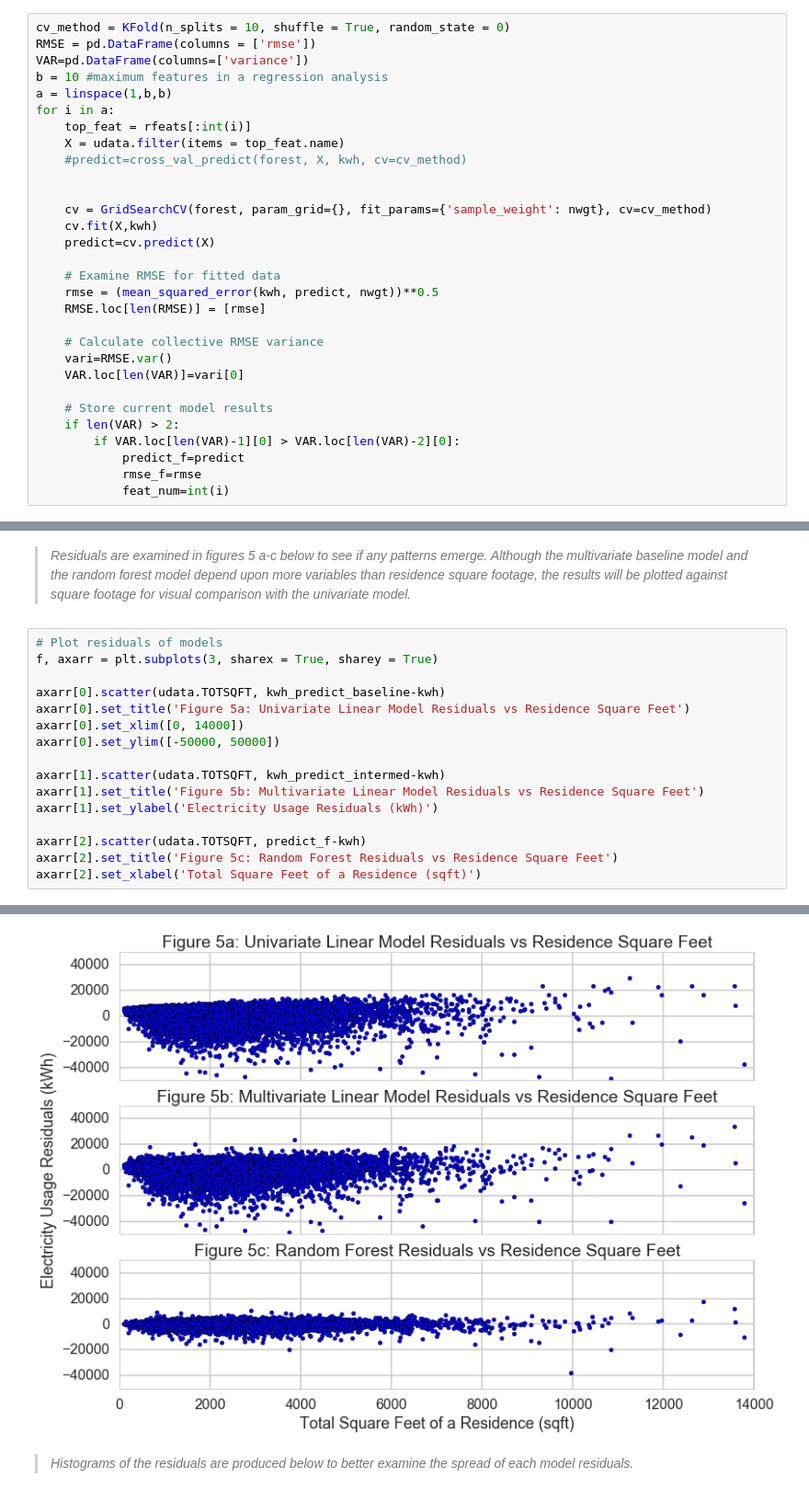
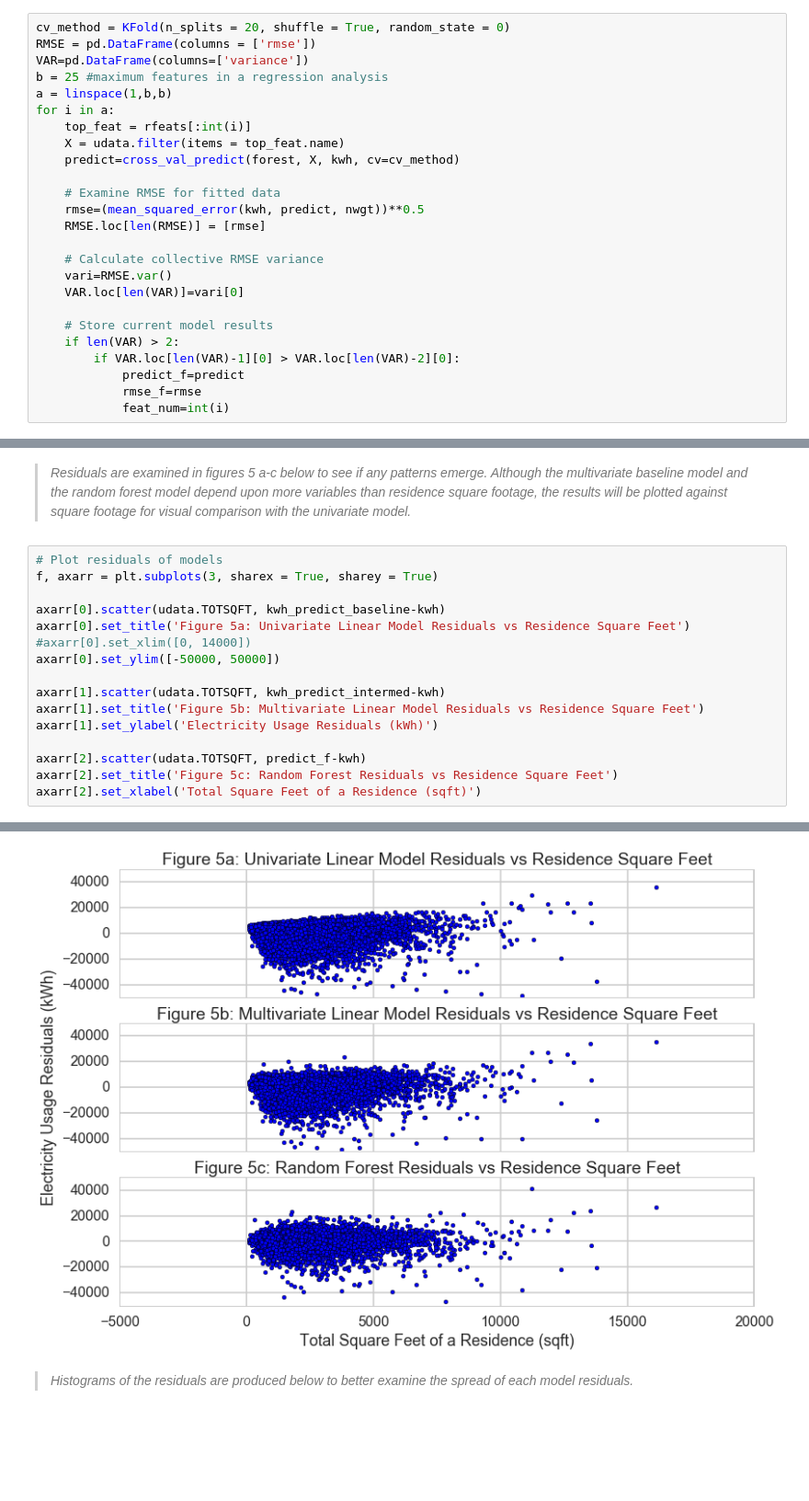
Before and after one commit to mohi7621/Springboard, a Jupyter notebook: capstone/capstone-full-v2.ipynb, the cells around one changed output, grey strips where cells are left out. Shown: that part at 92% size. Saved outputs shown, nothing was run; the diff lists cells and outputs as text; blank space fills up the shorter version.

```diff
--- a/capstone/capstone-full-v2.ipynb
+++ b/capstone/capstone-full-v2.ipynb
@@ -313,23 +324,18 @@ Generally, more features will mean a more informed and accurate model, however,
 # %% [markdown]
 > *To optimize the number of features for the intended questionnaire, the RMSE is stored for each successively more complex model. To determine when the RMSE has leveled off, the collective variance of the RMSEs up to that point is calculated and the maximum determines at which point the RMSE trend has leveled off. The results are shown in figure 3b.*
 # %%
-cv_method = KFold(n_splits = 10, shuffle = True, random_state = 0)
+cv_method = KFold(n_splits = 20, shuffle = True, random_state = 0)
 RMSE = pd.DataFrame(columns = ['rmse'])
 VAR=pd.DataFrame(columns=['variance'])
-b = 10 #maximum features in a regression analysis
+b = 25 #maximum features in a regression analysis
 a = linspace(1,b,b)
 for i in a:
     top_feat = rfeats[:int(i)]
     X = udata.filter(items = top_feat.name)
-    #predict=cross_val_predict(forest, X, kwh, cv=cv_method)
-
-
-    cv = GridSearchCV(forest, param_grid={}, fit_params={'sample_weight': nwgt}, cv=cv_method)
-    cv.fit(X,kwh)
-    predict=cv.predict(X)
+    predict=cross_val_predict(forest, X, kwh, cv=cv_method)
 
     # Examine RMSE for fitted data
-    rmse = (mean_squared_error(kwh, predict, nwgt))**0.5
+    rmse=(mean_squared_error(kwh, predict, nwgt))**0.5
     RMSE.loc[len(RMSE)] = [rmse]
 
     # Calculate collective RMSE variance
@@ -433,22 +461,22 @@ axarr[2].set_xlabel('Measured electricity per year per residence (kWh)')
 # %%
 # Plot residuals of models
 f, axarr = plt.subplots(3, sharex = True, sharey = True)
 
 axarr[0].scatter(udata.TOTSQFT, kwh_predict_baseline-kwh)
 axarr[0].set_title('Figure 5a: Univariate Linear Model Residuals vs Residence Square Feet')
-axarr[0].set_xlim([0, 14000])
+#axarr[0].set_xlim([0, 14000])
 axarr[0].set_ylim([-50000, 50000])
 
 axarr[1].scatter(udata.TOTSQFT, kwh_predict_intermed-kwh)
 axarr[1].set_title('Figure 5b: Multivariate Linear Model Residuals vs Residence Square Feet')
 axarr[1].set_ylabel('Electricity Usage Residuals (kWh)')
 
 axarr[2].scatter(udata.TOTSQFT, predict_f-kwh)
 axarr[2].set_title('Figure 5c: Random Forest Residuals vs Residence Square Feet')
 axarr[2].set_xlabel('Total Square Feet of a Residence (sqft)')
 # %% [output]
 <matplotlib.text.Text at 0x...>
-[figure, old version]
+[figure, new version]
 # %% [markdown]
 > *Histograms of the residuals are produced below to better examine the spread of each model residuals.*
 # %%
```
Also changed, not shown: parts of 41 cells of this notebook, 8 other files.
